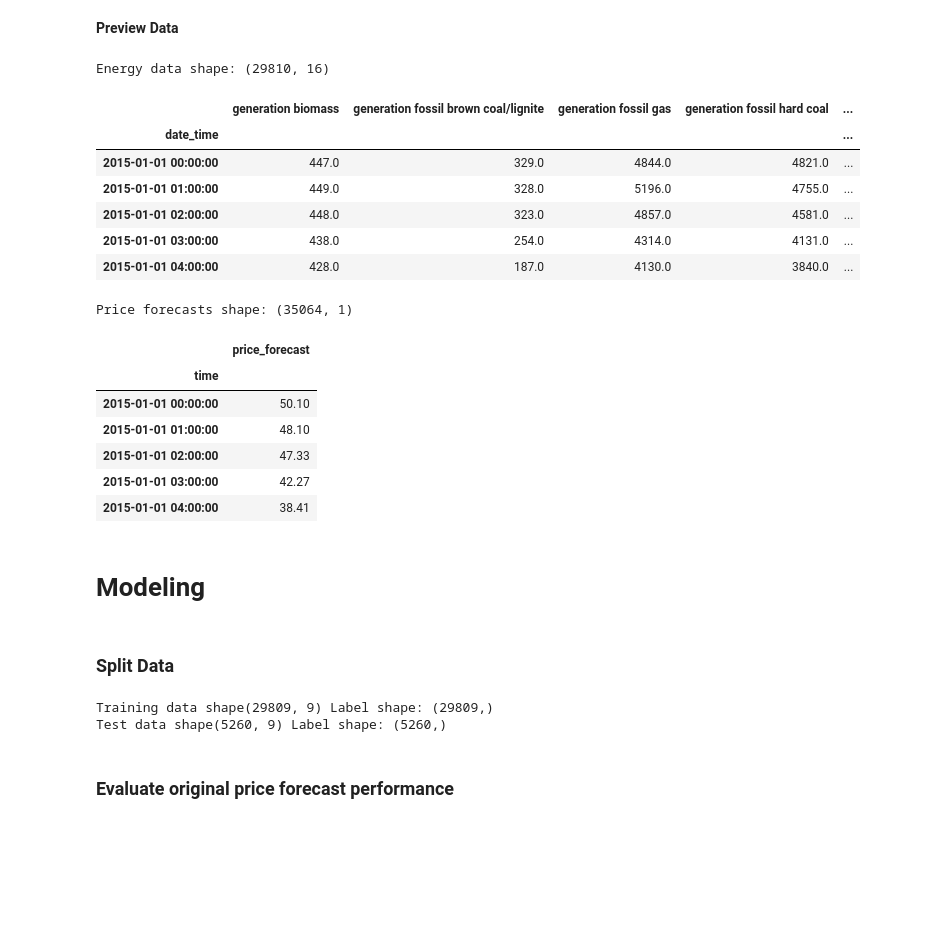
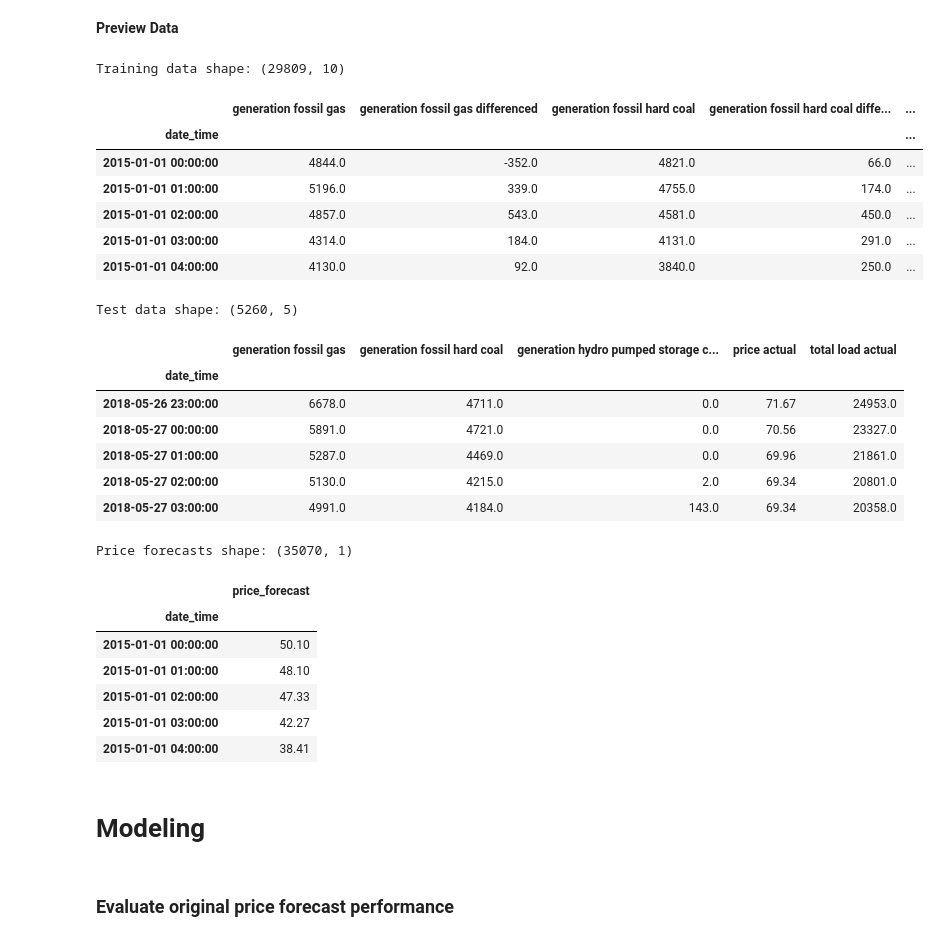
Before and after one commit to KishenSharma6/SpainEnergyAnalysis, a Jupyter notebook: Project_Codes/04_Modeling/2020_0622_Model_Development.ipynb, the cells around one changed output. Cells and saved outputs as stored; diff of their text form; code cells hidden in the pictures; blank space fills up the shorter version.

```diff
--- a/Project_Codes/04_Modeling/2020_0622_Model_Development.ipynb
+++ b/Project_Codes/04_Modeling/2020_0622_Model_Development.ipynb
@@ -29,60 +29,49 @@ warnings.filterwarnings('ignore')
 path = r'\Users\kishe\Documents\Data Science\Projects\Python Projects\In Progress\Spain Hourly Energy Demand and Weather\Data\03_Processed_Data'
 
 #Read in training and test data
-X_train = pd.read_csv(path + '/2020_0622_Training_Data.csv', index_col=0, parse_dates=['date_time'])
-y_train = pd.read_csv(path + '/2020_0622_Training_Labels.csv', index_col=0, parse_dates=['date_time'])
-X_test = pd.read_csv(path + '/2020_0622_Test_Data.csv', index_col=0, parse_dates=['date_time'])
-y_test = pd.read_csv(path + '/2020_0622_Test_Labels.csv', index_col=0, parse_dates=['date_time'])
+X_train = pd.read_csv(path + '/2020_0624_Training_Data.csv', index_col=0)
+X_test = pd.read_csv(path + '/2020_0624_Test_Data.csv', index_col=0)
 
 #Read in price forecasts data
-price_forecasts = pd.read_csv(path + '/2020_0620_Data_Price_Forecasts.csv', index_col=0,parse_dates=['time'])
+price_forecasts = pd.read_csv(path + '/2020_0620_Data_Price_Forecasts.csv', index_col=0)
 # %% [markdown]
 **Preview Data**
 # %%
-#df.drop_duplicates(inplace=True)
-print('Energy data shape:',X_train.shape)
+print('Training data shape:', X_train.shape)
 display(X_train.head())
+
+print('\nTest data shape:',X_test.shape)
+display(X_test.head())
+
 print('\nPrice forecasts shape:',price_forecasts.shape)
 display(price_forecasts.head())
 # %% [output]
-Energy data shape: (29810, 16)
+Training data shape: (29809, 10)
-|  | generation biomass | generation fossil brown coal/lignite | generation fossil gas | generation fossil hard coal | ... |
+|  | generation fossil gas | generation fossil gas differenced | generation fossil hard coal | generation fossil hard coal diffe... | ... |
 | date_time |  |  |  |  | ... |
-| 2015-01-01 00:00:00 | 447.0 | 329.0 | 4844.0 | 4821.0 | ... |
-| 2015-01-01 01:00:00 | 449.0 | 328.0 | 5196.0 | 4755.0 | ... |
-| 2015-01-01 02:00:00 | 448.0 | 323.0 | 4857.0 | 4581.0 | ... |
-| 2015-01-01 03:00:00 | 438.0 | 254.0 | 4314.0 | 4131.0 | ... |
-| 2015-01-01 04:00:00 | 428.0 | 187.0 | 4130.0 | 3840.0 | ... |
+| 2015-01-01 00:00:00 | 4844.0 | -352.0 | 4821.0 | 66.0 | ... |
+| 2015-01-01 01:00:00 | 5196.0 | 339.0 | 4755.0 | 174.0 | ... |
+| 2015-01-01 02:00:00 | 4857.0 | 543.0 | 4581.0 | 450.0 | ... |
+| 2015-01-01 03:00:00 | 4314.0 | 184.0 | 4131.0 | 291.0 | ... |
+| 2015-01-01 04:00:00 | 4130.0 | 92.0 | 3840.0 | 250.0 | ... |
-Price forecasts shape: (35064, 1)
+Test data shape: (5260, 5)
-|  | price_forecast |
-| time |  |
-| 2015-01-01 00:00:00 | 50.10 |
-| 2015-01-01 01:00:00 | 48.10 |
-| 2015-01-01 02:00:00 | 47.33 |
-| 2015-01-01 03:00:00 | 42.27 |
-| 2015-01-01 04:00:00 | 38.41 |
+|  | generation fossil gas | generation fossil hard coal | generation hydro pumped storage c... | price actual | total load actual |
+| date_time |  |  |  |  |  |
+| 2018-05-26 23:00:00 | 6678.0 | 4711.0 | 0.0 | 71.67 | 24953.0 |
+| 2018-05-27 00:00:00 | 5891.0 | 4721.0 | 0.0 | 70.56 | 23327.0 |
+| 2018-05-27 01:00:00 | 5287.0 | 4469.0 | 0.0 | 69.96 | 21861.0 |
+| 2018-05-27 02:00:00 | 5130.0 | 4215.0 | 2.0 | 69.34 | 20801.0 |
+| 2018-05-27 03:00:00 | 4991.0 | 4184.0 | 143.0 | 69.34 | 20358.0 |
+Price forecasts shape: (35070, 1)
+|  | price_forecast |
+| date_time |  |
+| 2015-01-01 00:00:00 | 50.10 |
+| 2015-01-01 01:00:00 | 48.10 |
+| 2015-01-01 02:00:00 | 47.33 |
+| 2015-01-01 03:00:00 | 42.27 |
+| 2015-01-01 04:00:00 | 38.41 |
 # %% [markdown]
 # Modeling
-# %% [markdown]
-### Split Data
-# %%
-#Assign train to X and labels to Y
-y = df['price actual']
-X= df.drop('price actual', axis =1)
-
-#Split data 85% train and 15% test
-cutoff = round(len(X) *.85)
-X_train = X[:cutoff]
-X_test = X[cutoff:]
-y_train= y[:cutoff]
-y_test= y[cutoff:]
-
-#Check
-print('Training data shape{} Label shape: {}'.format(X_train.shape,y_train.shape))
-print('Test data shape{} Label shape: {}'.format(X_test.shape,y_test.shape))
-# %% [output]
-Training data shape(29809, 9) Label shape: (29809,)
-Test data shape(5260, 9) Label shape: (5260,)
 # %% [markdown]
 ### Evaluate original price forecast performance
 # %% [markdown]
```
Also changed, not shown: parts of 35 cells of this notebook, 3 other files.
